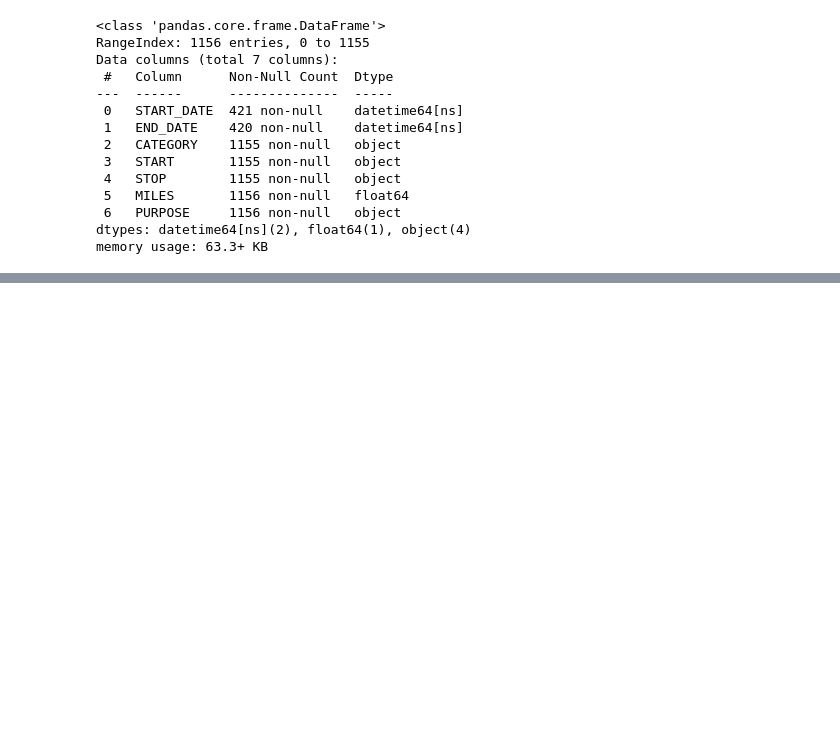
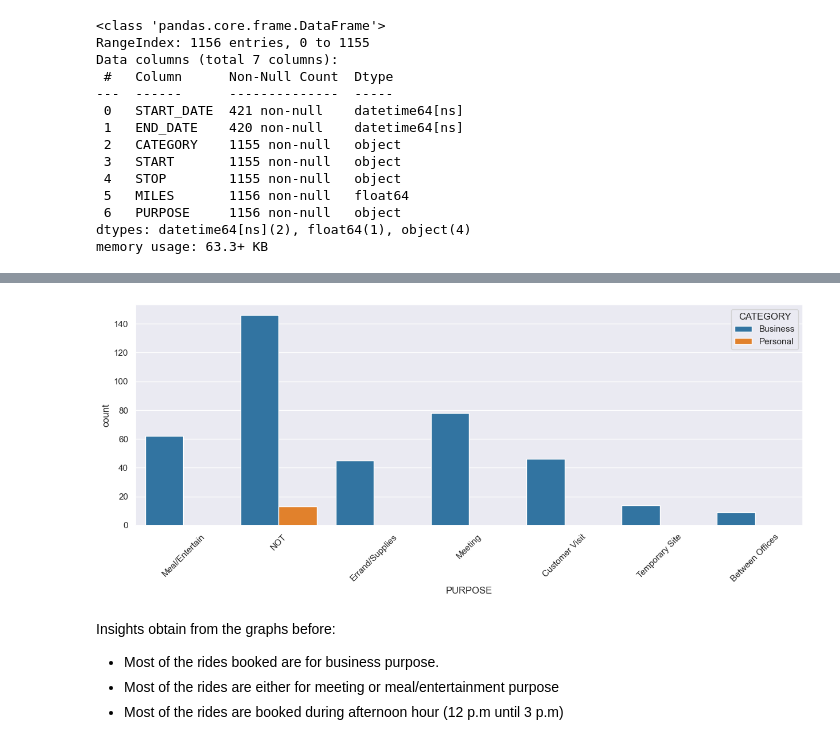
Before and after one commit to harizzzzz/Uber-Ride-Analysis, a Jupyter notebook: uber-rides-EDA.ipynb, the cells around one changed output, grey strips where cells are left out. Drawn from its saved outputs; the diff is of its cells as text; code cells hidden in the pictures; blank space fills up the shorter version.

```diff
--- a/uber-rides-EDA.ipynb
+++ b/uber-rides-EDA.ipynb
@@ -80,0 +205,22 @@ dataset['date-night']=pd.cut(x=dataset['time'], #bins means [0~10=morning],[10~1
+# %%
+# so now, the CATEGORY graph shows that there is 2 type of category
+# I will be comparing the PURPOSE of the stay by the CATEGORY using 'hue' attribute
+
+# first, set the figuresize
+plt.figure(figsize=(15,5))
+
+# then, create countplot where x=purpose and the hue(legend) is category
+sns.countplot(x=dataset['PURPOSE'], hue=dataset['CATEGORY'], palette='tab10')
+
+# rotate the x-axis label to 45 degrees
+plt.xticks(rotation=45)
+
+# show the graph
+plt.show()
+# %% [output]
+[figure, added]
+# %% [markdown]
+Insights obtain from the graphs before:
+- Most of the rides booked are for business purpose.
+- Most of the rides are either for meeting or meal/entertainment purpose
+- Most of the rides are booked during afternoon hour (12 p.m until 3 p.m)
```
Also changed, not shown: parts of 11 cells of this notebook.
